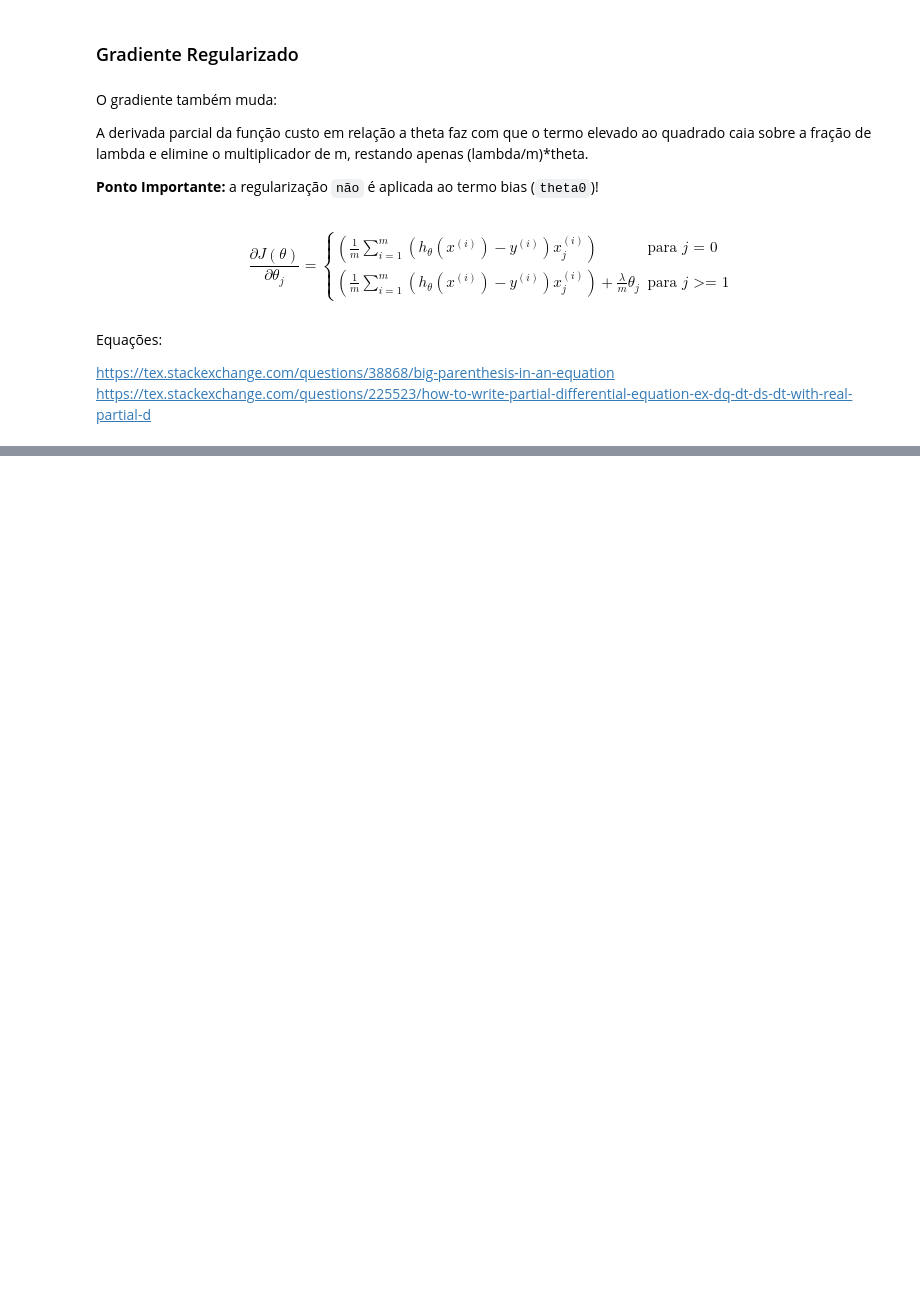
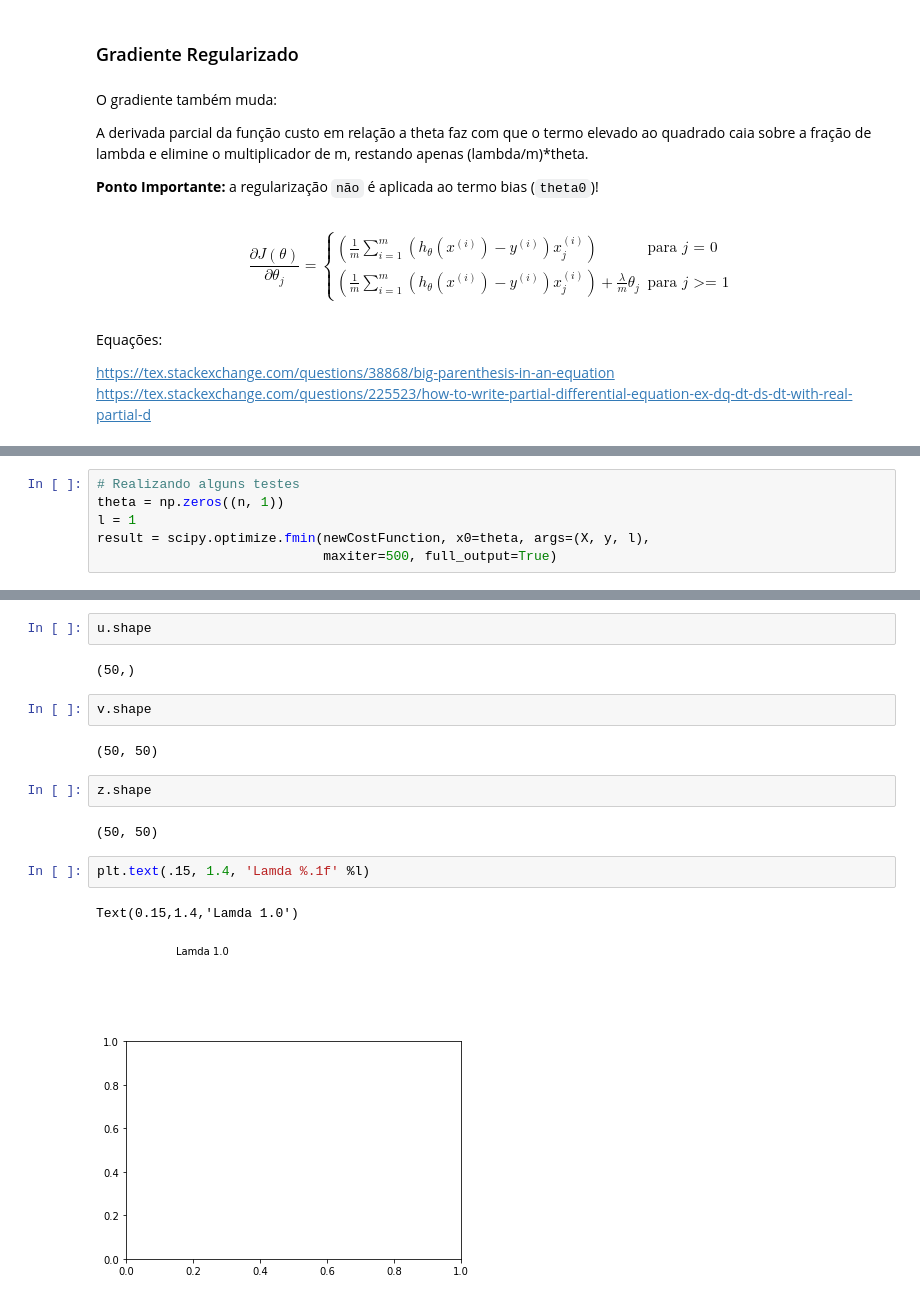
Before and after one commit to APILASTRI/coursera-stanford, a Jupyter notebook: machine-learning/exercises/machine-learning-ex2/ex2-python/ex2.2-python-complete.ipynb, the cells around one changed output, grey strips where cells are left out. Saved outputs shown, nothing was run; the diff lists cells and outputs as text; blank space fills up the shorter version.

```diff
--- a/machine-learning/exercises/machine-learning-ex2/ex2-python/ex2.2-python-complete.ipynb
+++ b/machine-learning/exercises/machine-learning-ex2/ex2-python/ex2.2-python-complete.ipynb
@@ -352,0 +504,6 @@ array([[8.47457627e-03],
+# %%
+# Realizando alguns testes
+theta = np.zeros((n, 1))
+l = 1
+result = scipy.optimize.fmin(newCostFunction, x0=theta, args=(X, y, l),
+                             maxiter=500, full_output=True)
@@ -352,0 +687,17 @@ array([[8.47457627e-03],
+# %%
+u.shape
+# %% [output]
+(50,)
+# %%
+v.shape
+# %% [output]
+(50, 50)
+# %%
+z.shape
+# %% [output]
+(50, 50)
+# %%
+plt.text(.15, 1.4, 'Lamda %.1f' %l)
+# %% [output]
+Text(0.15,1.4,'Lamda 1.0')
+[figure, added]
```
Also changed, not shown: parts of 67 cells of this notebook, 1 other file.
